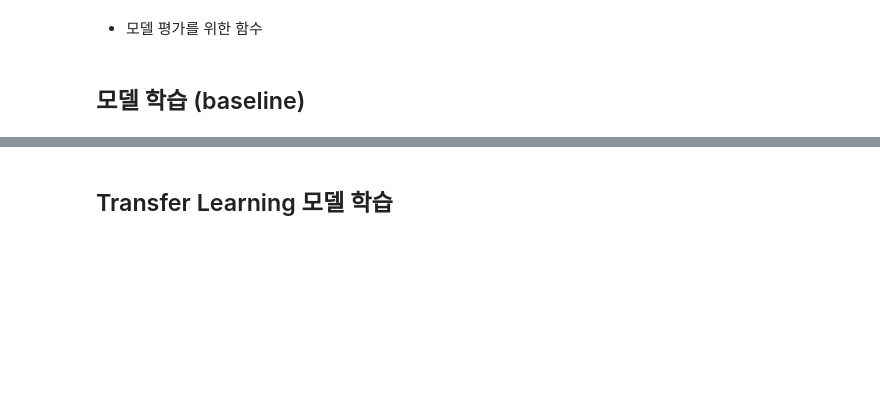
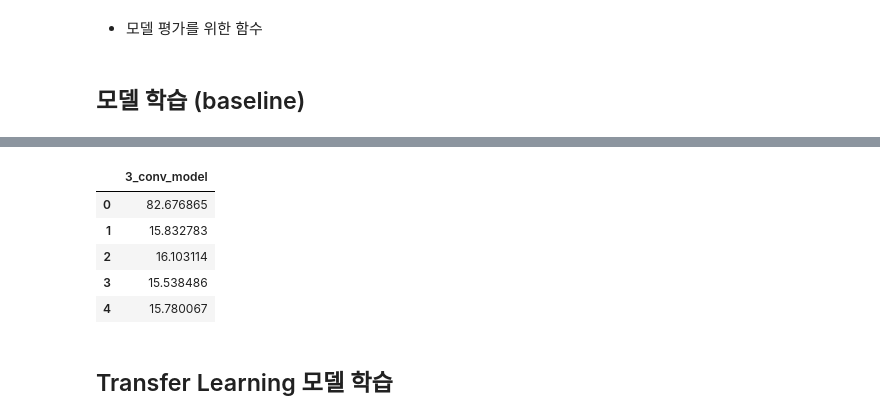
Before and after one commit to duc-ke/SimpleDNN_ex, a Jupyter notebook: img_classification/Plant_Leaf_img_Classification (10 classes).ipynb, the cells around one changed output, grey strips where cells are left out. Saved outputs shown, nothing was run; the diff lists cells and outputs as text; code cells hidden in the pictures; blank space fills up the shorter version.

```diff
--- a/img_classification/PART_04_Plant_Leaf_Classification.ipynb
+++ b/img_classification/Plant_Leaf_img_Classification (10 classes).ipynb
@@ -316,3 +335,16 @@ print('Completed in {:.0f}m {:.0f}s'.format(total_time // 60, total_time % 60))
+# %%
+# 시간 측정 테이블 저장
+
+df = pd.DataFrame(epoch_time_list, columns=["3_conv_model"])
+df.to_csv("time_exp1.csv", index=False)
+df.head()
+# %% [output]
+|  | 3_conv_model |
+| 0 | 82.676865 |
+| 1 | 15.832783 |
+| 2 | 16.103114 |
+| 3 | 15.538486 |
+| 4 | 15.780067 |
 # %% [markdown]
 ## Transfer Learning 모델 학습
 # %% [markdown]
```
Also changed, not shown: parts of 11 cells of this notebook.
